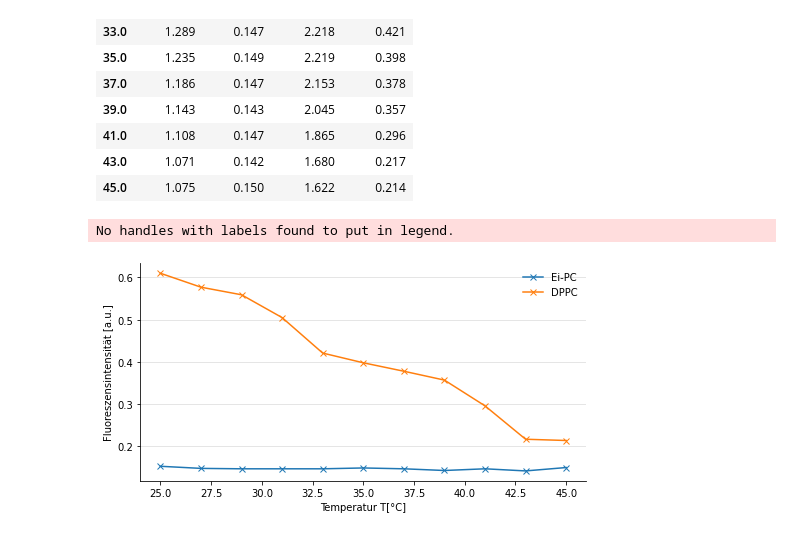
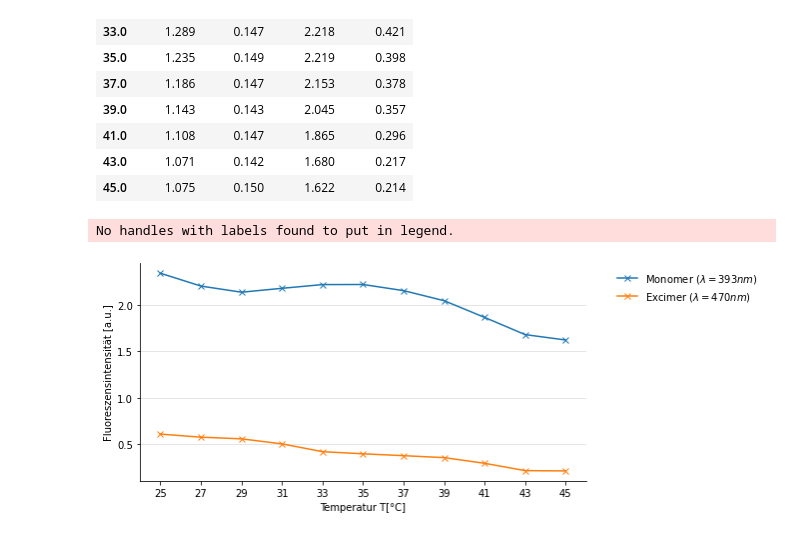
Before and after one commit to Jan-Piotraschke/fachkurs_excimer_formation_of_pyrene_in_phospholipid_membranes_SS2020_GER, a Jupyter notebook: analysis/Fluorescence_depending_on_temperature.ipynb, the cells around one changed output. Drawn from its saved outputs; the diff is of its cells as text; code cells hidden in the pictures.

```diff
--- a/analysis/Fluorescence_depending_on_temperature.ipynb
+++ b/analysis/Fluorescence_depending_on_temperature.ipynb
@@ -40,26 +40,29 @@ newPd
 # %%
 fig = plt.figure(1, figsize=(8,4))
 ax = plt.axes()
 ax.set_xlabel('Temperatur T[°C]')
 ax.set_ylabel('Fluoreszensintensität [a.u.]')
 
 ax.spines['right'].set_visible(False)
 ax.spines['top'].set_visible(False)
 ax.legend()
 ax.yaxis.grid(alpha=0.4)
+ax.xaxis.set_ticks([25,27,29,31,33,35,37,39,41,43,45])
 
 
-#plt.plot(newPd['393_Ei-PC'],'x-',label="Ei-PC")
-#plt.plot(newPd['393_DPPC'],'x-',label="DPPC")
-plt.plot(newPd['470_Ei-PC'],'x-',label="Ei-PC")
-plt.plot(newPd['470_DPPC'],'x-',label="DPPC")
+#plt.plot(newPd['393_Ei-PC'],'x-',label="Monomer ($\lambda = 393nm$)")
+plt.plot(newPd['393_DPPC'],'x-',label="Monomer ($\lambda = 393nm$)")
+#plt.plot(newPd['470_Ei-PC'],'x-',label="Excimer ($\lambda = 470nm$)")
+plt.plot(newPd['470_DPPC'],'x-',label="Excimer ($\lambda = 470nm$)")
 
-plt.legend(frameon=False)
+plt.legend(frameon=False, loc='upper left', bbox_to_anchor=(1.05, 1) )
 
-plt.savefig('reports/Excimer_Temp.png',dpi=600, bbox_inches='tight')
+plt.savefig('reports/DPPC_Temp.png',dpi=600, bbox_inches='tight')
+#plt.savefig('reports/Ei-PC_Temp.png',dpi=600, bbox_inches='tight')
+#plt.savefig('reports/Excimer_Temp.png',dpi=600, bbox_inches='tight')
 #plt.savefig('reports/Monomer_Temp.png',dpi=600, bbox_inches='tight')
 
 plt.show()
 # %% [output]
 No handles with labels found to put in legend.
-[figure, old version]
+[figure, new version]
```
Also changed, not shown: parts of 1 cell of this notebook, 14 other files.
